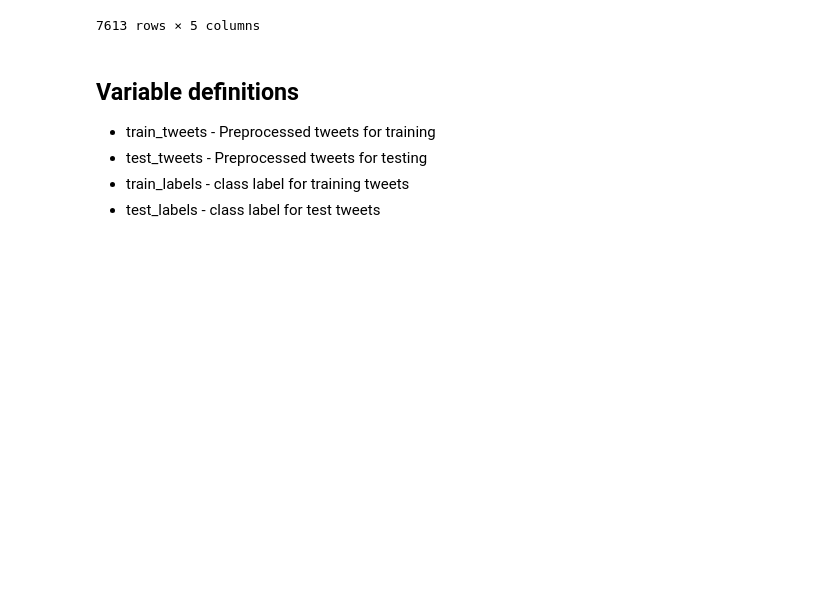
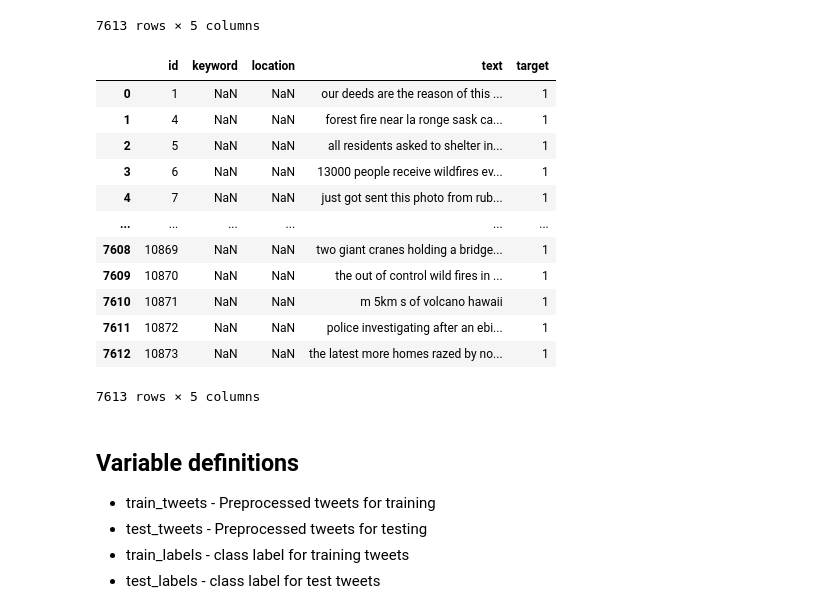
Before and after one commit to GunaJaganathan/detect-disaster-related-tweets, a Jupyter notebook: main.ipynb, the cells around one changed output. Saved outputs shown, nothing was run; the diff lists cells and outputs as text; code cells hidden in the pictures; blank space fills up the shorter version.

Commit message:
cleanup and preprocessing function

```diff
--- a/main.ipynb
+++ b/main.ipynb
@@ -33,6 +59,45 @@ train_df
 | 7611 | 10872 | NaN | NaN | Police investigating after an e-b... | 1 |
 | 7612 | 10873 | NaN | NaN | The Latest: More Homes Razed by N... | 1 |
 7613 rows × 5 columns
+# %%
+%%capture
+def data_cleanup(train_df):
+    train_df['text'] = train_df['text'].str.lower()
+    train_df['text'] = train_df['text'].str.strip()
+    train_df['text'] = train_df['text'].replace(to_replace ='http[s]?://(?:[a-zA-Z]|[0-9]|[$-_@.&+]|[!*\(\),]|(?:%[0-9a-fA-F][0-9a-fA-F]))+', value = '', regex = True)
+    train_df['text'] = train_df['text'].replace(to_replace ='\?*', value = '', regex = True)
+    train_df['text'] = train_df['text'].replace(to_replace ='(RT|rt)', value = '', regex = True)
+    train_df['text'] = train_df['text'].replace(to_replace ='@[a-z,_]*', value = '', regex = True)
+    train_df['text'] = train_df['text'].replace(to_replace ='([0-9]*:[0-9]*)', value = '', regex = True)
+    train_df['text'] = train_df['text'].replace(to_replace ='([0-9]*\.[0-9]*)', value = '', regex = True)
+    train_df['text'] = train_df['text'].replace(to_replace ='(utc|gmt)', value = '', regex = True)
+    train_df['text'] = train_df['text'].replace(to_replace ='_[\S]', value = '', regex = True)
+    train_df['text'] = train_df['text'].replace(to_replace ='&amp;?', value = 'and', regex = False)
+    train_df['text'] = train_df['text'].replace(to_replace ='&lt;', value = '<', regex = False)
+    train_df['text'] = train_df['text'].replace(to_replace ='&gt;', value = '>', regex = False)
+    train_df['text'] = train_df['text'].replace(to_replace ='[ ]{2, }', value = ' ', regex = True)
+    train_df['text'] = train_df['text'].replace(to_replace ='([^\w\d ]+)', value = '', regex = True)
+    return train_df['text']
+# %%
+%%capture
+train_df = pd.read_csv('Dataset/train.csv')
+train_df['text'] = data_cleanup(train_df)
+# %%
+train_df
+# %% [output]
+|  | id | keyword | location | text | target |
+| 0 | 1 | NaN | NaN | our deeds are the reason of this ... | 1 |
+| 1 | 4 | NaN | NaN | forest fire near la ronge sask ca... | 1 |
+| 2 | 5 | NaN | NaN | all residents asked to shelter in... | 1 |
+| 3 | 6 | NaN | NaN | 13000 people receive wildfires ev... | 1 |
+| 4 | 7 | NaN | NaN | just got sent this photo from rub... | 1 |
+| ... | ... | ... | ... | ... | ... |
+| 7608 | 10869 | NaN | NaN | two giant cranes holding a bridge... | 1 |
+| 7609 | 10870 | NaN | NaN | the out of control wild fires in ... | 1 |
+| 7610 | 10871 | NaN | NaN | m 5km s of volcano hawaii | 1 |
+| 7611 | 10872 | NaN | NaN | police investigating after an ebi... | 1 |
+| 7612 | 10873 | NaN | NaN | the latest more homes razed by no... | 1 |
+7613 rows × 5 columns
 # %%
 #Split training dataset
 tweet_texts = train_df['text']
```
Also changed, not shown: parts of 35 cells of this notebook.
